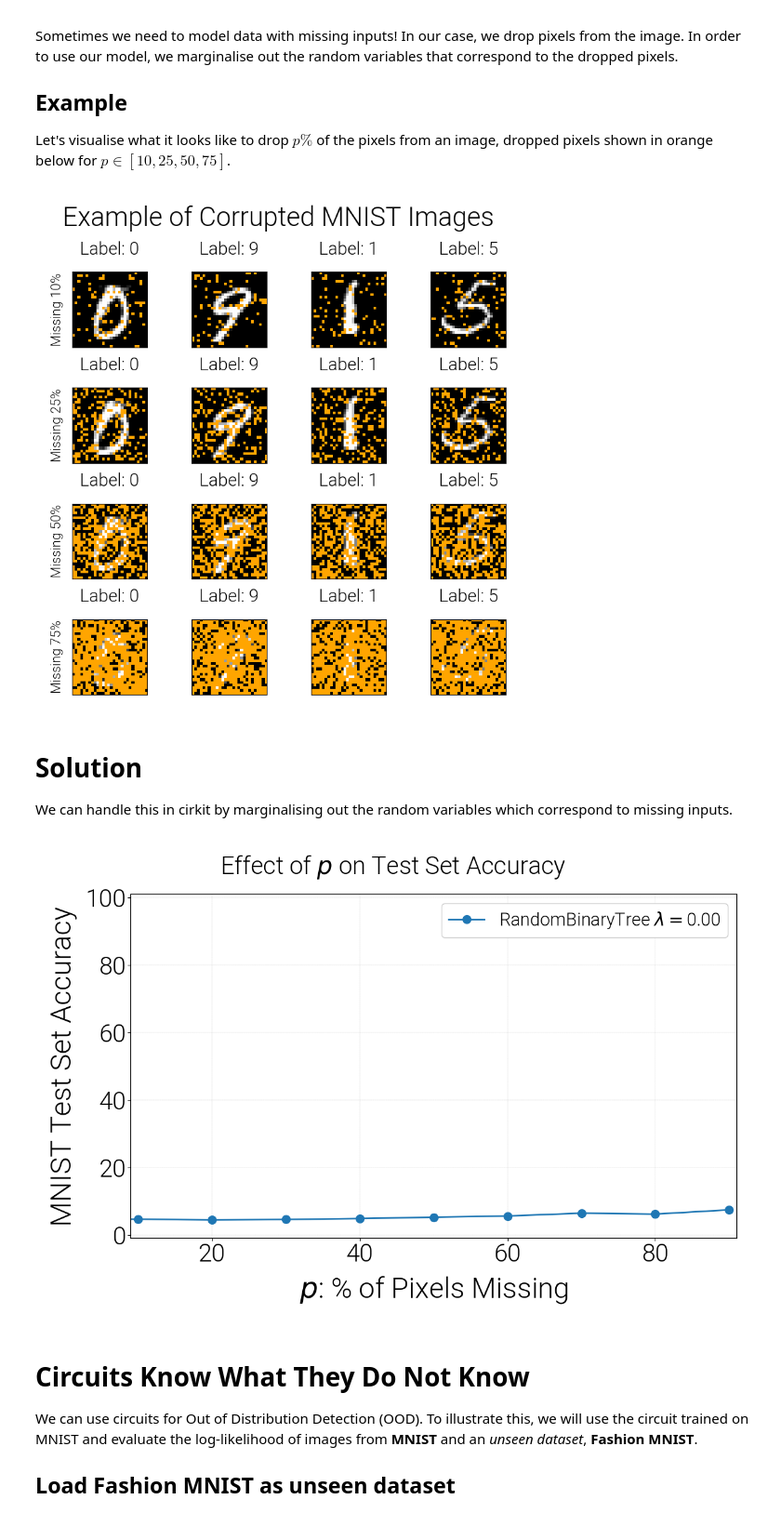
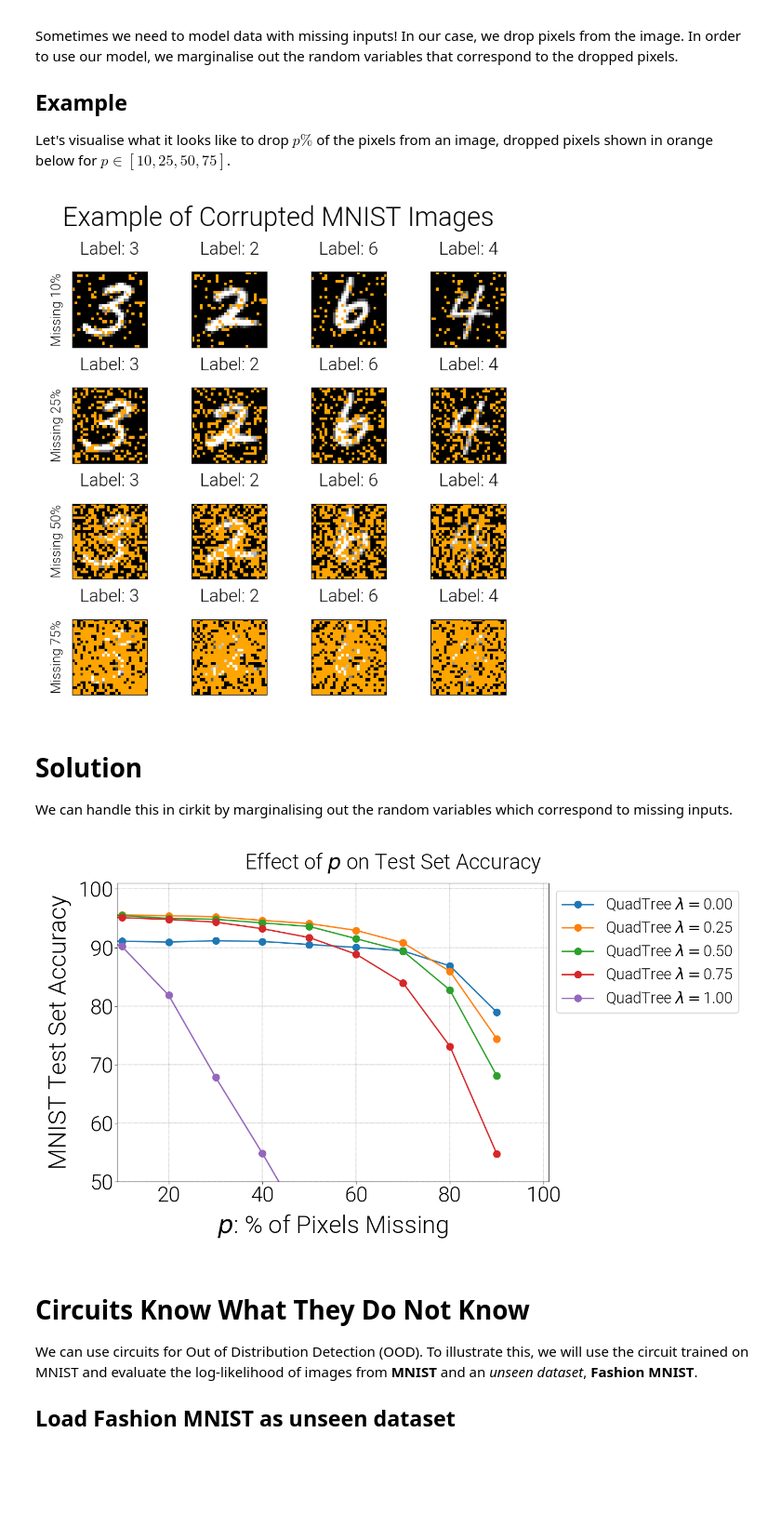
Before and after one commit to april-tools/cirkit, a Jupyter notebook: notebooks/generative-circuit.ipynb, the cells around one changed output. Shown at 93% size. Cells and saved outputs as stored; diff of their text form; code cells hidden in the pictures; blank space fills up the shorter version.

```diff
--- a/notebooks/generative-circuit.ipynb
+++ b/notebooks/generative-circuit.ipynb
@@ -75,6 +76,9 @@ def plot_sample_images(dataloader, gridsize=4):
     plt.show()
 
 
+data_train = datasets.MNIST('datasets', train=True, download=True, transform=transform)
+data_test = datasets.MNIST('datasets', train=False, download=True, transform=transform)
+
 train_size = int(.8 * len(data_train))
 valid_size = len(data_train) - train_size
 
@@ -586,8 +638,8 @@ def sample_masks(image_size, num_images, p=.5):
 
 
 def mask_to_image(image_size, mask):
-    bool_mask = np.ones(np.prod(image_size), dtype=bool)
-    bool_mask[mask] = False
+    bool_mask = np.zeros(np.prod(image_size), dtype=bool)
+    bool_mask[mask] = True
     bool_mask = bool_mask.reshape(image_size)
     return bool_mask
 
@@ -612,7 +664,7 @@ for i, ax in enumerate(axes.flat):
     img = img.repeat(4, axis=2)
     mask = sample_masks(IMAGE_SIZE, 1, p=dropout[i//gridsize])
     mask = mask_to_image(IMAGE_SIZE, mask)
-    img[:, :, -1] = mask * 255
+    img[:, :, -1] = ~mask * 255
 
     # Display the image
     ax.imshow(img, cmap='gray')
@@ -627,7 +679,7 @@ fig.suptitle('Example of Corrupted MNIST Images', fontsize=30)
 plt.tight_layout()
 plt.show()
 # %% [output]
-[figure, old version]
+[figure, new version]
 # %% [markdown]
 # Solution
 We can handle this in cirkit by marginalising out the random variables which correspond to missing inputs.
@@ -661,24 +686,52 @@ for p in dropout:
+# %%
+def mask_transform(p):
+    return transforms.Compose([
+    transforms.ToTensor(),
+    # Set pixel values in the [0-255] range and append randomly generated mask
+    transforms.Lambda(lambda x: {'images':(PIXEL_RANGE * x).long(),
+                                 'masks': mask_to_image(IMAGE_SIZE, sample_masks(IMAGE_SIZE, 1, p=p)).ravel()})
+    ])
+
+dropout = np.arange(0, 1., .1)
+
+m_test_stats = []
+for p in dropout:
+
+    m_data_test = datasets.MNIST('datasets', train=False, download=True, transform=mask_transform(p))
+
+    # Instantiate the training and testing data loaders
+    mask_test_dataloader = DataLoader(m_data_test, shuffle=False, batch_size=2)
+
+    # example, _ = next(iter(mask_test_dataloader))
+    # for ex in example['masks']:
+    #     print(ex)
+    for k, model in models.items():
+        stats = eval_model(model, mask_test_dataloader, mode='test')
+        stats['p'] = p
+        stats['model'] = k
+        m_test_stats.append(stats)
 # %%
-fig, ax = plt.subplots(figsize=(12, 8))
+fig, ax = plt.subplots(figsize=(14, 8))
 
 for name, e in pd.DataFrame.from_records(m_test_stats).groupby(['model']):
-    ax.plot(e['p'] * 100, e['test accuracy'] * 100, '-o', label=name)
+    ax.plot(e['p'] * 100, e['test_accuracy'] * 100, '-o', label=name)
 plt.xlabel('$p$: % of Pixels Missing')
 plt.ylabel('MNIST Test Set Accuracy')
 
 plt.suptitle('Effect of $p$ on Test Set Accuracy', fontsize=30)
 plt.legend(bbox_to_anchor=(1., 1.), fontsize=22)
-plt.ylim([-1, 101])
-plt.xlim([9, 91])
+plt.ylim([50, 101])
+plt.xlim([9, 101])
 plt.tight_layout()
+plt.grid(True, linewidth=.3)
 plt.show()
 
 # Group by below is for visualisation purposes (index).
 # Each group contains a single row, so just take that using first().
 # df = pd.DataFrame.from_records(m_test_stats).groupby(['model', 'p']).first()
 # df
 # %% [output]
-[figure, old version]
+[figure, new version]
 # %% [markdown]
 # Circuits Know What They Do Not Know
 
```
Also changed, not shown: parts of 9 cells of this notebook.
